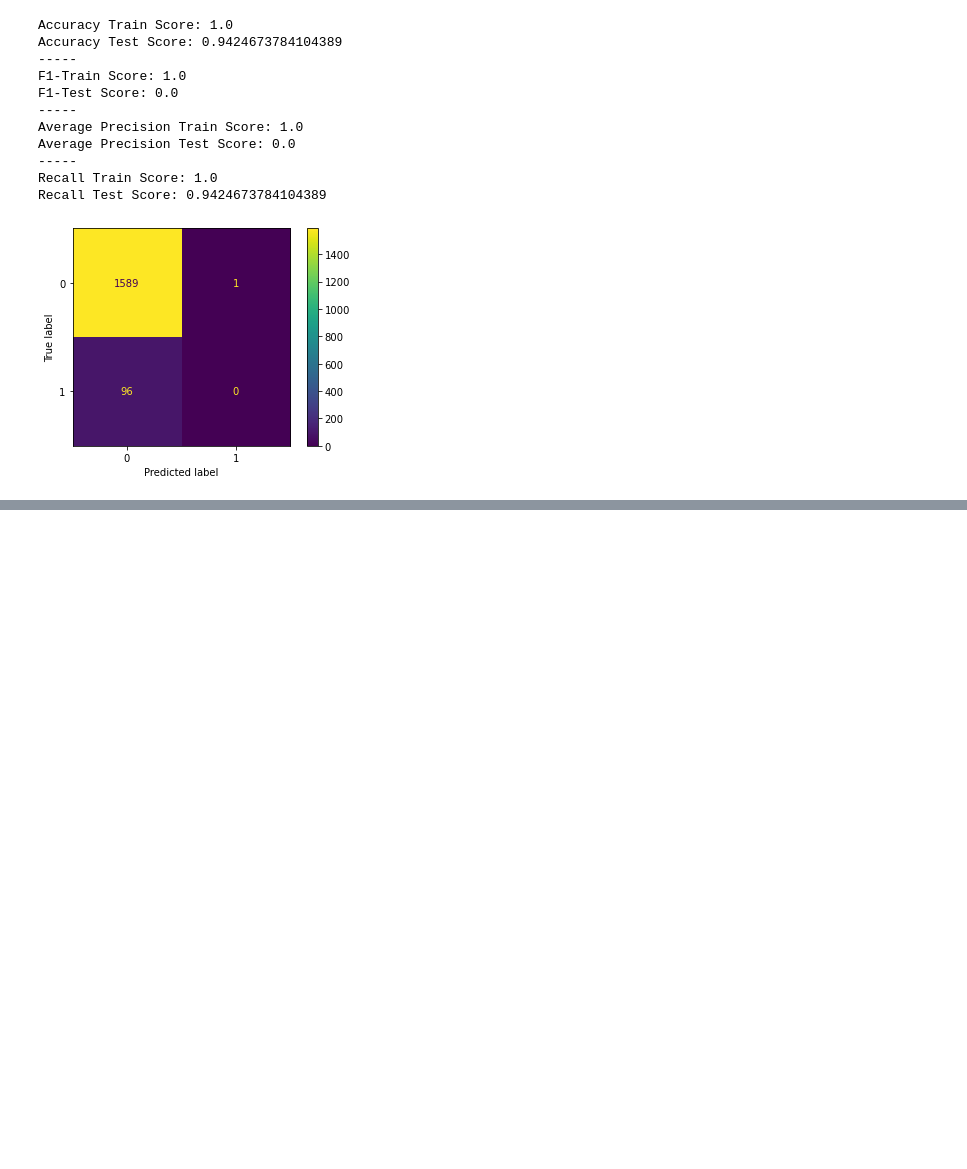
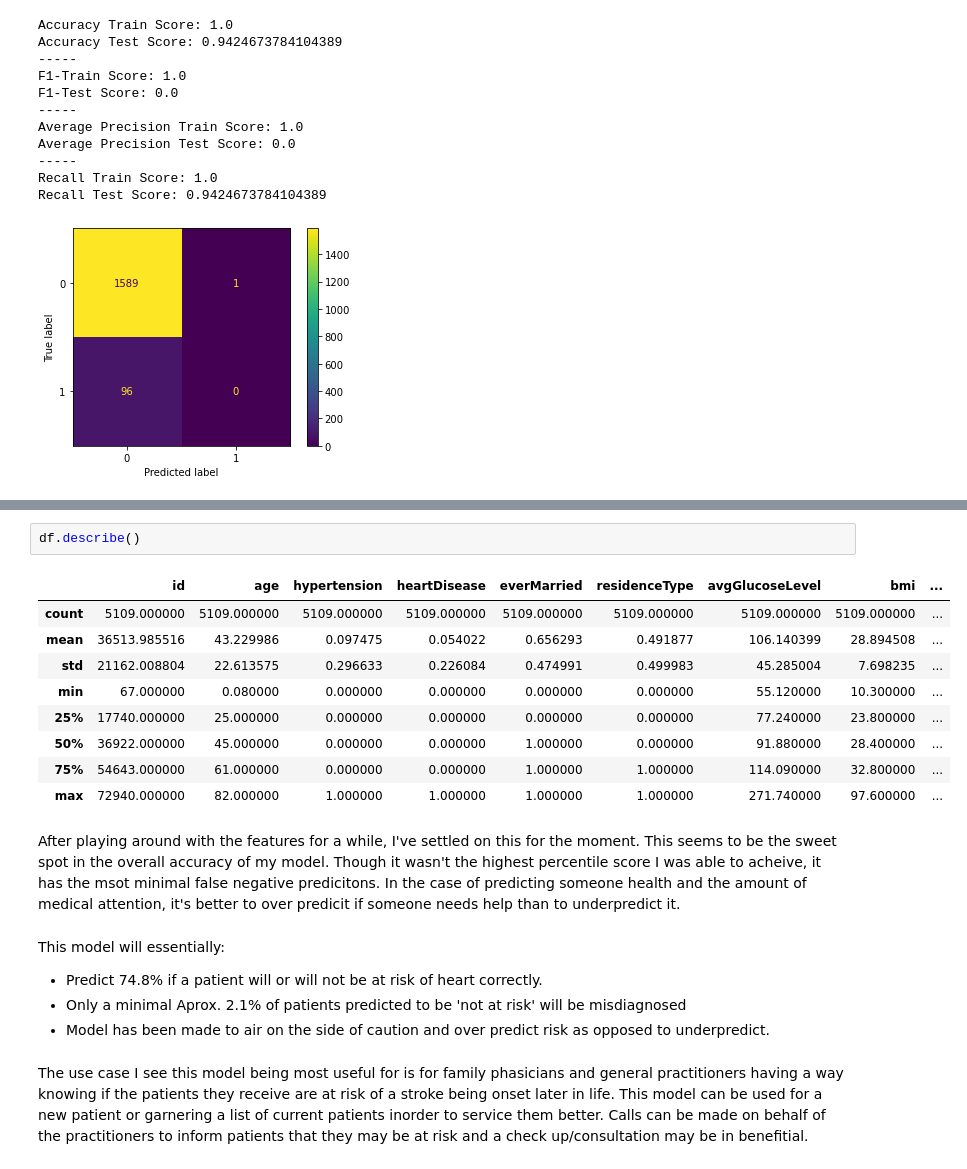
Before and after one commit to jpakele/strokePrediction, a Jupyter notebook: StrokePrediction.ipynb, the cells around one changed output, grey strips where cells are left out. Drawn from its saved outputs; the diff is of its cells as text; blank space fills up the shorter version.

```diff
--- a/StrokePrediction.ipynb
+++ b/StrokePrediction.ipynb
@@ -506,0 +591,21 @@ It looks like XGBClassifier wins it. It has the least number of false positives
+# %%
+df.describe()
+# %% [output]
+|  | id | age | hypertension | heartDisease | everMarried | residenceType | avgGlucoseLevel | bmi | ... |
+| count | 5109.000000 | 5109.000000 | 5109.000000 | 5109.000000 | 5109.000000 | 5109.000000 | 5109.000000 | 5109.000000 | ... |
+| mean | 36513.985516 | 43.229986 | 0.097475 | 0.054022 | 0.656293 | 0.491877 | 106.140399 | 28.894508 | ... |
+| std | 21162.008804 | 22.613575 | 0.296633 | 0.226084 | 0.474991 | 0.499983 | 45.285004 | 7.698235 | ... |
+| min | 67.000000 | 0.080000 | 0.000000 | 0.000000 | 0.000000 | 0.000000 | 55.120000 | 10.300000 | ... |
+| 25% | 17740.000000 | 25.000000 | 0.000000 | 0.000000 | 0.000000 | 0.000000 | 77.240000 | 23.800000 | ... |
+| 50% | 36922.000000 | 45.000000 | 0.000000 | 0.000000 | 1.000000 | 0.000000 | 91.880000 | 28.400000 | ... |
+| 75% | 54643.000000 | 61.000000 | 0.000000 | 0.000000 | 1.000000 | 1.000000 | 114.090000 | 32.800000 | ... |
+| max | 72940.000000 | 82.000000 | 1.000000 | 1.000000 | 1.000000 | 1.000000 | 271.740000 | 97.600000 | ... |
+# %% [markdown]
+After playing around with the features for a while, I've settled on this for the moment. This seems to be the sweet spot in the overall accuracy of my model. Though it wasn't the highest percentile score I was able to acheive, it has the msot minimal false negative predicitons. In the case of predicting someone health and the amount of medical attention, it's better to over predicit if someone needs help than to underpredict it.
+# %% [markdown]
+This model will essentially:
+ - Predict 74.8% if a patient will or will not be at risk of heart correctly.
+ - Only a minimal Aprox. 2.1% of patients predicted to be 'not at risk' will be misdiagnosed
+ - Model has been made to air on the side of caution and over predict risk as opposed to underpredict.
+# %% [markdown]
+The use case I see this model being most useful for is for family phasicians and general practitioners having a way knowing if the patients they receive are at risk of a stroke being onset later in life. This model can be used for a new patient or garnering a list of current patients inorder to service them better. Calls can be made on behalf of the practitioners to inform patients that they may be at risk and a check up/consultation may be in benefitial.
```
Also changed, not shown: parts of 16 cells of this notebook, 22 other files.
